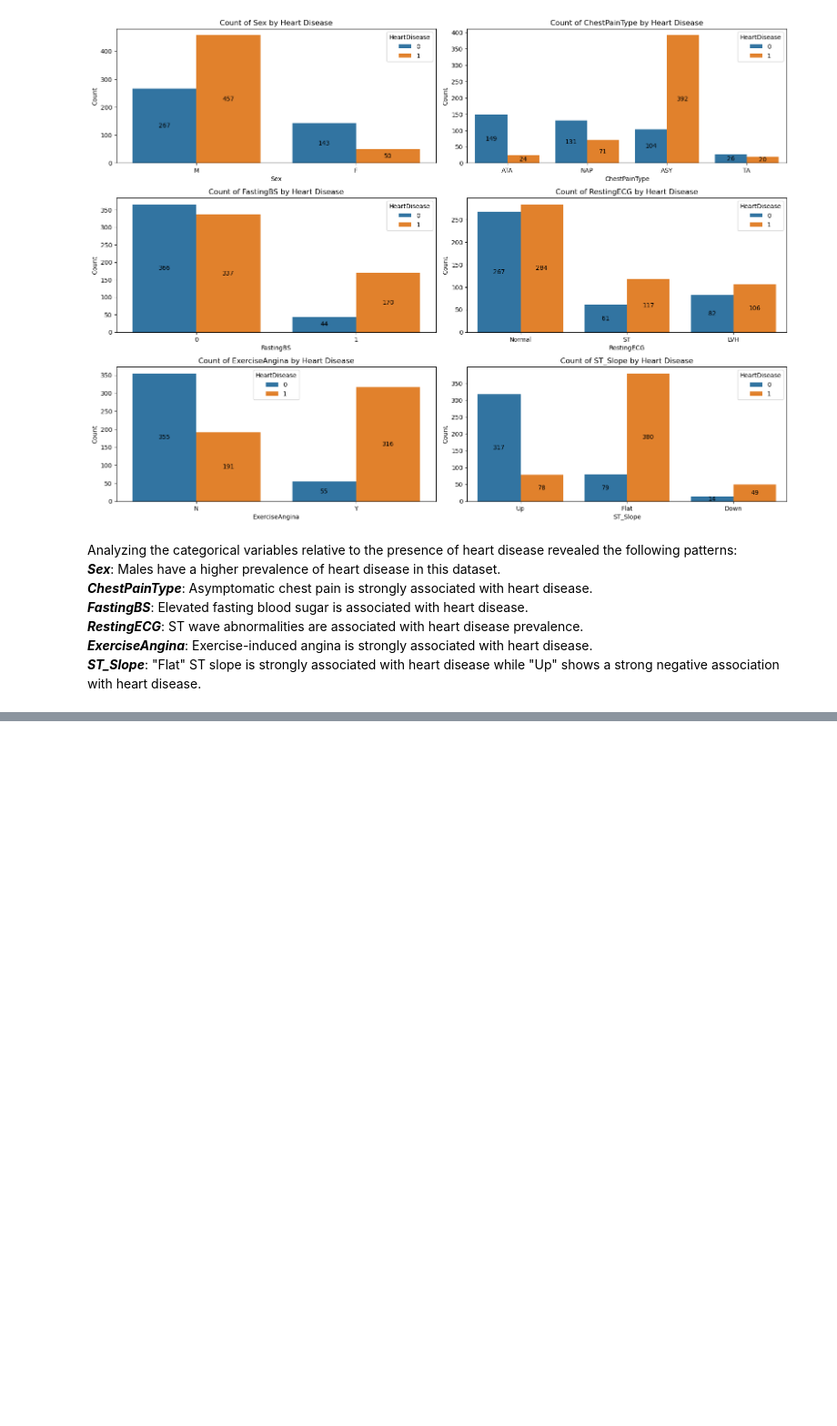
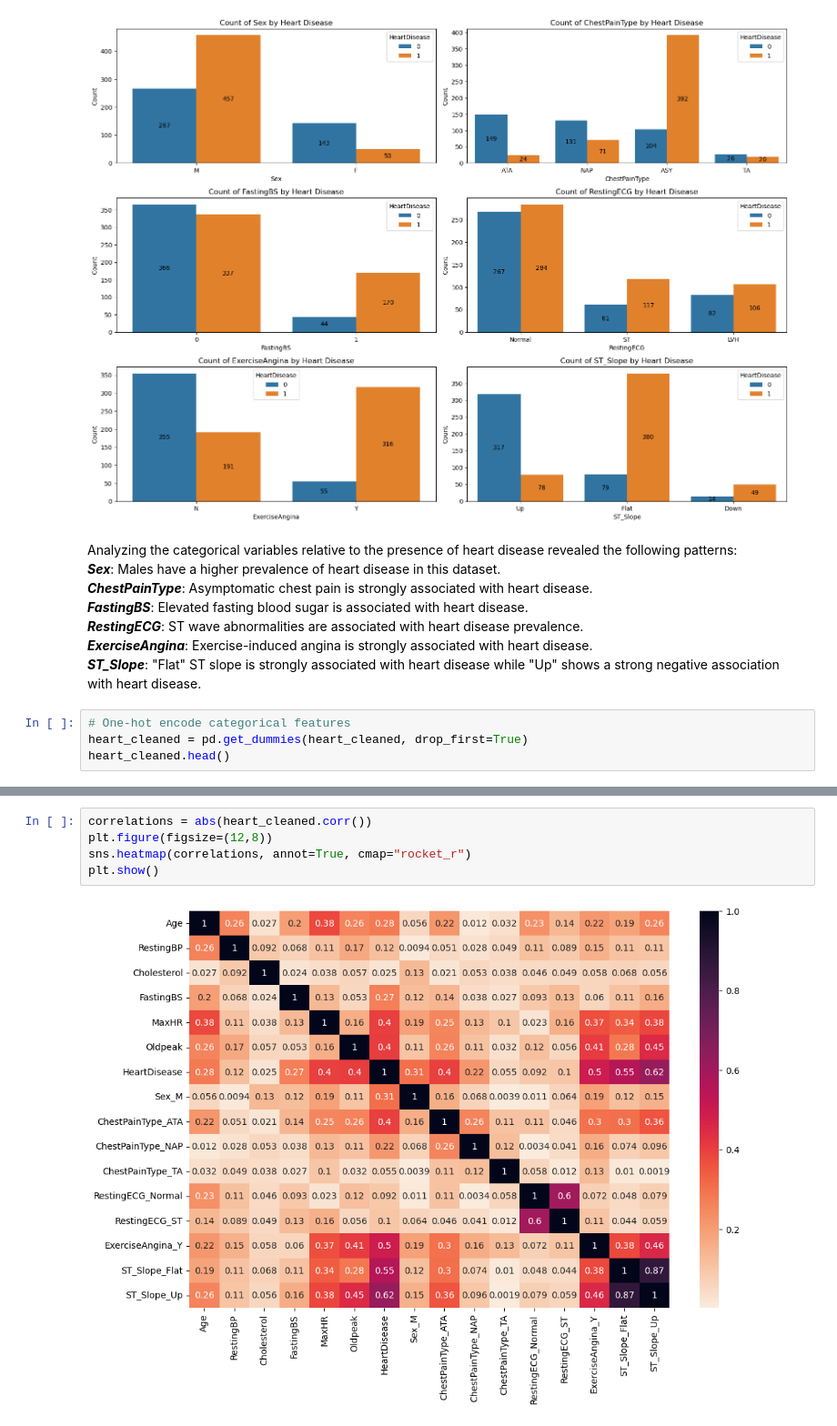
Before and after one commit to DaeJens/HeartDiseaseMachineLearn, a Jupyter notebook: chd_machinelearn.ipynb, the cells around one changed output, grey strips where cells are left out. Shown at 91% size. Saved outputs shown, nothing was run; the diff lists cells and outputs as text; blank space fills up the shorter version.

```diff
--- a/chd_machinelearn.ipynb
+++ b/chd_machinelearn.ipynb
@@ -170,3 +170,7 @@ Analyzing the categorical variables relative to the presence of heart disease re
 ***RestingECG***: ST wave abnormalities are associated with heart disease prevalence.
 ***ExerciseAngina***: Exercise-induced angina is strongly associated with heart disease.
 ***ST_Slope***: "Flat" ST slope is strongly associated with heart disease while "Up" shows a strong negative association with heart disease.
+# %%
+# One-hot encode categorical features
+heart_cleaned = pd.get_dummies(heart_cleaned, drop_first=True)
+heart_cleaned.head()
@@ -172,0 +184,7 @@ Analyzing the categorical variables relative to the presence of heart disease re
+# %%
+correlations = abs(heart_cleaned.corr())
+plt.figure(figsize=(12,8))
+sns.heatmap(correlations, annot=True, cmap="rocket_r")
+plt.show()
+# %% [output]
+[figure, added]
```
Also changed, not shown: parts of 9 cells of this notebook.
